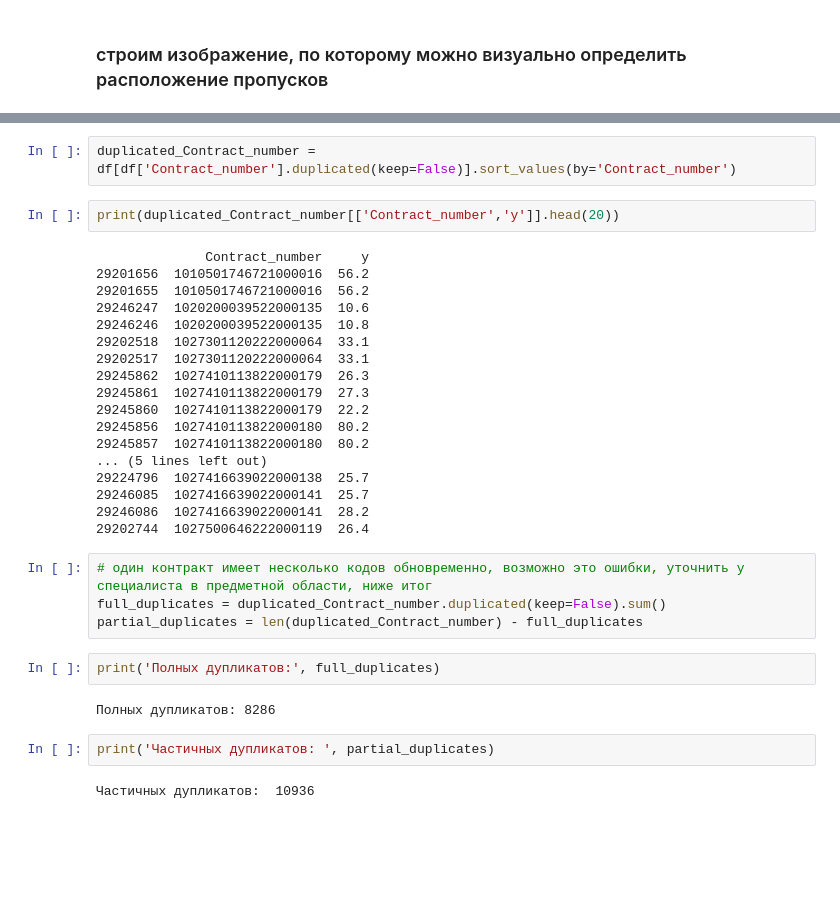
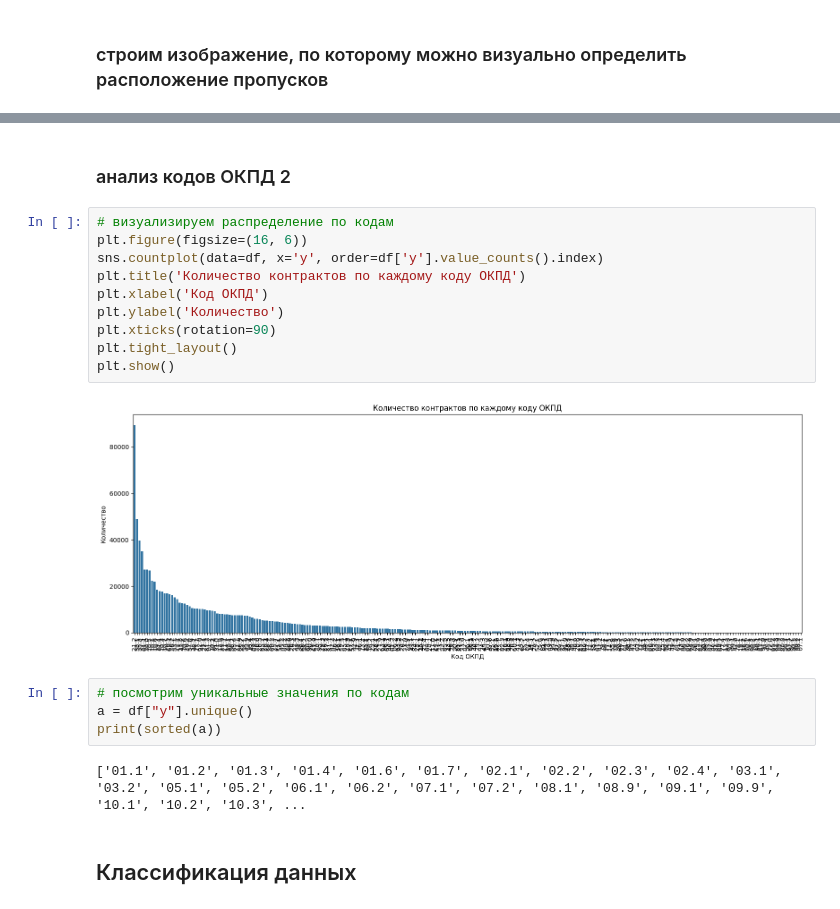
Before and after one commit to 7554203/Diplom, a Jupyter notebook: Diplom_data_processing.ipynb, the cells around one changed output, grey strips where cells are left out. Cells and saved outputs as stored; diff of their text form; blank space fills up the shorter version.

```diff
--- a/Diplom_data_processing.ipynb
+++ b/Diplom_data_processing.ipynb
@@ -203,34 +249,22 @@ Name: x15, dtype: object
-# %%
-duplicated_Contract_number = df[df['Contract_number'].duplicated(keep=False)].sort_values(by='Contract_number')
-# %%
-print(duplicated_Contract_number[['Contract_number','y']].head(20))
-# %% [output]
-              Contract_number     y
-29201656  1010501746721000016  56.2
-29201655  1010501746721000016  56.2
-29246247  1020200039522000135  10.6
-29246246  1020200039522000135  10.8
-29202518  1027301120222000064  33.1
-29202517  1027301120222000064  33.1
-29245862  1027410113822000179  26.3
-29245861  1027410113822000179  27.3
-29245860  1027410113822000179  22.2
-29245856  1027410113822000180  80.2
-29245857  1027410113822000180  80.2
-... (5 lines left out)
-29224796  1027416639022000138  25.7
-29246085  1027416639022000141  25.7
-29246086  1027416639022000141  28.2
-29202744  1027500646222000119  26.4
-# %%
-# один контракт имеет несколько кодов обновременно, возможно это ошибки, уточнить у специалиста в предметной области, ниже итог
-full_duplicates = duplicated_Contract_number.duplicated(keep=False).sum()
-partial_duplicates = len(duplicated_Contract_number) - full_duplicates
-# %%
-print('Полных дупликатов:', full_duplicates)
-# %% [output]
-Полных дупликатов: 8286
-# %%
-print('Частичных дупликатов: ', partial_duplicates)
-# %% [output]
-Частичных дупликатов:  10936
+# %% [markdown]
+### анализ кодов ОКПД 2
+# %%
+# визуализируем распределение по кодам
+plt.figure(figsize=(16, 6))
+sns.countplot(data=df, x='y', order=df['y'].value_counts().index)
+plt.title('Количество контрактов по каждому коду ОКПД')
+plt.xlabel('Код ОКПД')
+plt.ylabel('Количество')
+plt.xticks(rotation=90)
+plt.tight_layout()
+plt.show()
+# %% [output]
+[figure, added]
+# %%
+# посмотрим уникальные значения по кодам
+a = df["y"].unique()
+print(sorted(a))
+# %% [output]
+['01.1', '01.2', '01.3', '01.4', '01.6', '01.7', '02.1', '02.2', '02.3', '02.4', '03.1', '03.2', '05.1', '05.2', '06.1', '06.2', '07.1', '07.2', '08.1', '08.9', '09.1', '09.9', '10.1', '10.2', '10.3', ...
+# %% [markdown]
+## Классификация данных
```
Also changed, not shown: parts of 52 cells of this notebook, 1 other file.
